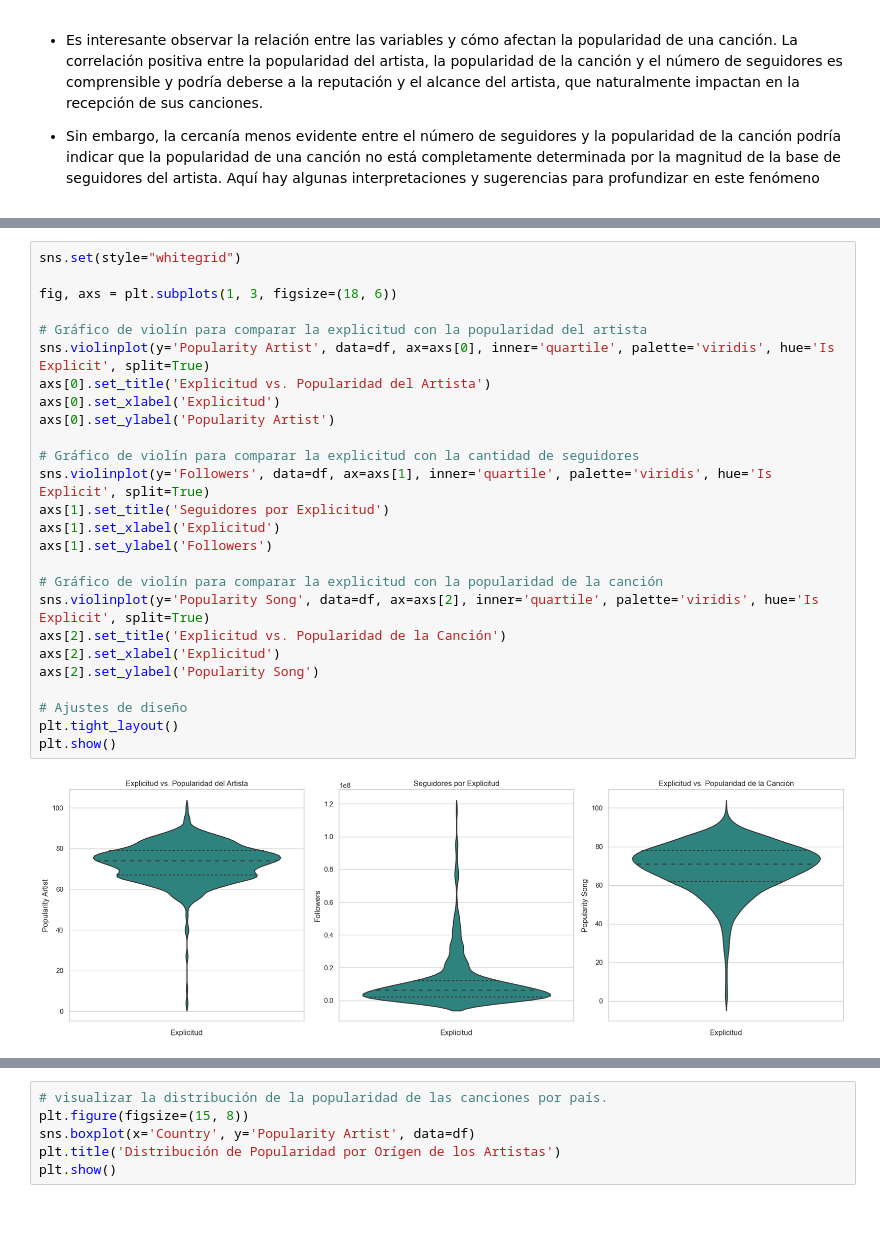
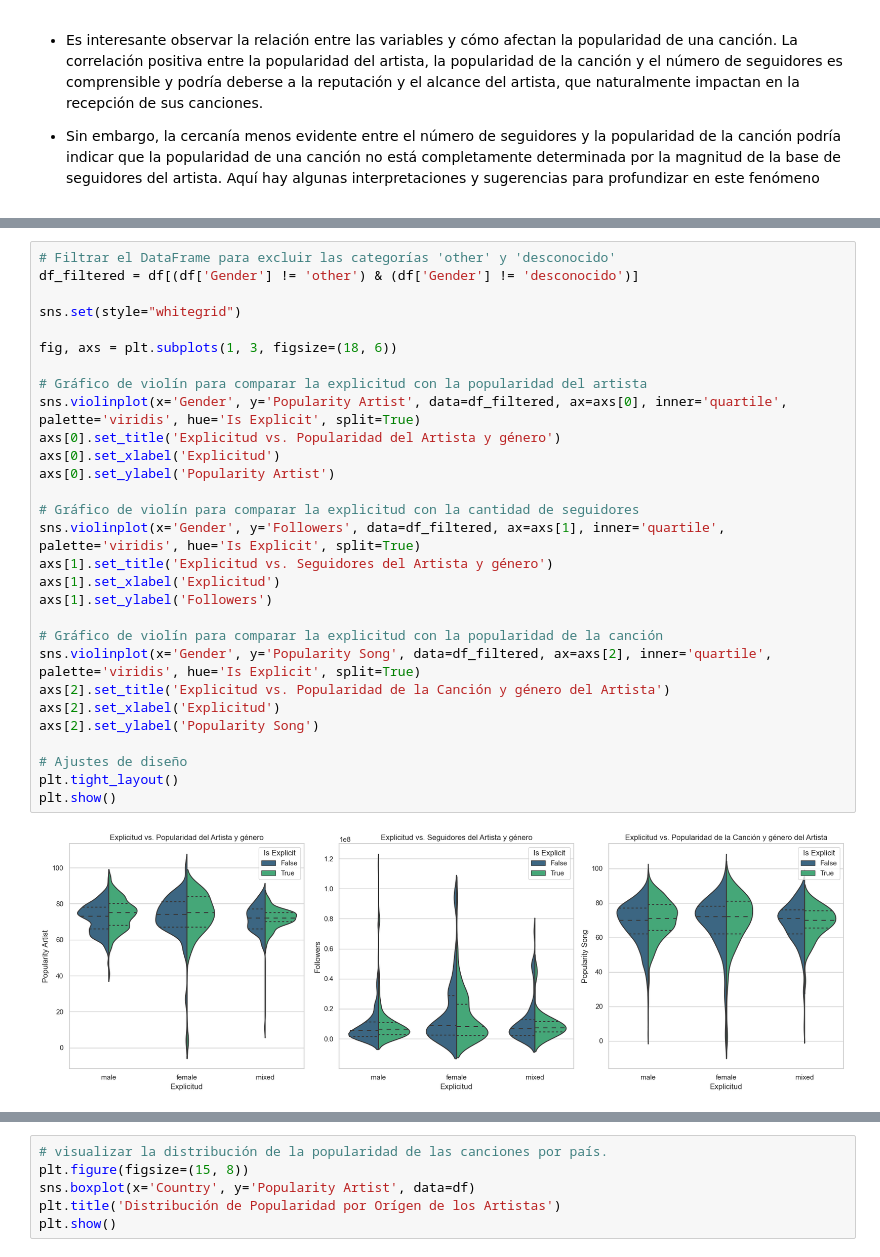
Before and after one commit to Thaisbcn/PREDICCION_POPULARIDAD_MUSICAL_SPOTIFY, a Jupyter notebook: 2_EDA.ipynb, the cells around one changed output, grey strips where cells are left out. Saved outputs shown, nothing was run; the diff lists cells and outputs as text; blank space fills up the shorter version.

```diff
--- a/2_EDA.ipynb
+++ b/2_EDA.ipynb
@@ -783,30 +771,33 @@ Data columns (total 13 columns):
 dtypes: category(1), int64(6), object(6)
 memory usage: 382.6+ KB
 # %%
+# Filtrar el DataFrame para excluir las categorías 'other' y 'desconocido'
+df_filtered = df[(df['Gender'] != 'other') & (df['Gender'] != 'desconocido')]
+
 sns.set(style="whitegrid")
 
 fig, axs = plt.subplots(1, 3, figsize=(18, 6))
 
 # Gráfico de violín para comparar la explicitud con la popularidad del artista
-sns.violinplot(y='Popularity Artist', data=df, ax=axs[0], inner='quartile', palette='viridis', hue='Is Explicit', split=True)
-axs[0].set_title('Explicitud vs. Popularidad del Artista')
+sns.violinplot(x='Gender', y='Popularity Artist', data=df_filtered, ax=axs[0], inner='quartile', palette='viridis', hue='Is Explicit', split=True)
+axs[0].set_title('Explicitud vs. Popularidad del Artista y género')
 axs[0].set_xlabel('Explicitud')
 axs[0].set_ylabel('Popularity Artist')
 
 # Gráfico de violín para comparar la explicitud con la cantidad de seguidores
-sns.violinplot(y='Followers', data=df, ax=axs[1], inner='quartile', palette='viridis', hue='Is Explicit', split=True)
-axs[1].set_title('Seguidores por Explicitud')
+sns.violinplot(x='Gender', y='Followers', data=df_filtered, ax=axs[1], inner='quartile', palette='viridis', hue='Is Explicit', split=True)
+axs[1].set_title('Explicitud vs. Seguidores del Artista y género')
 axs[1].set_xlabel('Explicitud')
 axs[1].set_ylabel('Followers')
 
 # Gráfico de violín para comparar la explicitud con la popularidad de la canción
-sns.violinplot(y='Popularity Song', data=df, ax=axs[2], inner='quartile', palette='viridis', hue='Is Explicit', split=True)
-axs[2].set_title('Explicitud vs. Popularidad de la Canción')
+sns.violinplot(x='Gender', y='Popularity Song', data=df_filtered, ax=axs[2], inner='quartile', palette='viridis', hue='Is Explicit', split=True)
+axs[2].set_title('Explicitud vs. Popularidad de la Canción y género del Artista')
 axs[2].set_xlabel('Explicitud')
 axs[2].set_ylabel('Popularity Song')
 
 # Ajustes de diseño
 plt.tight_layout()
 plt.show()
 # %% [output]
-[figure, old version]
+[figure, new version]
```
Also changed, not shown: parts of 10 cells of this notebook.
